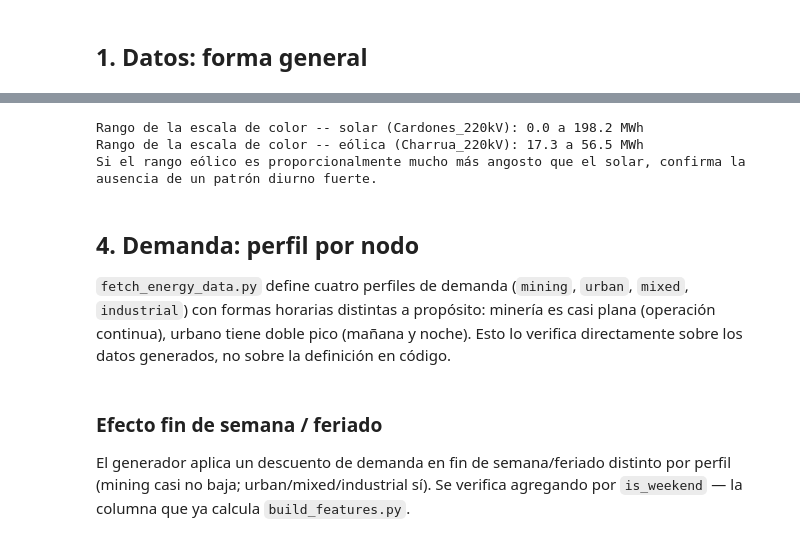
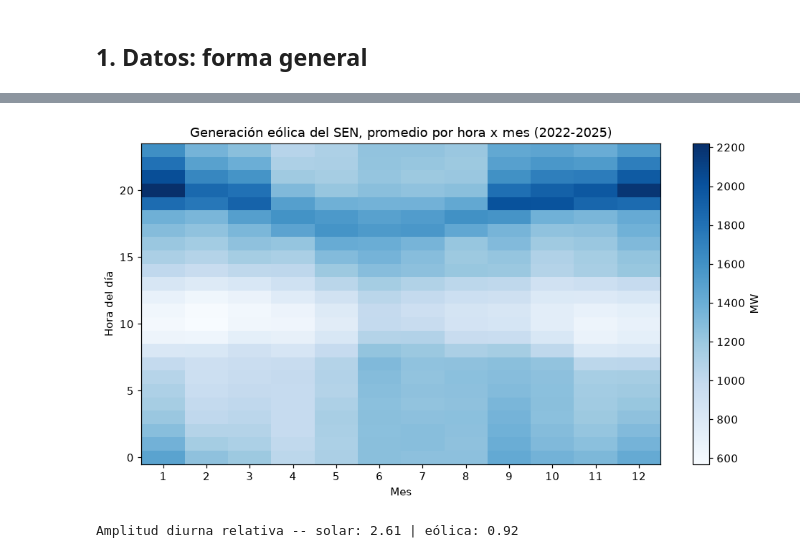
Before and after one commit to Rxyxs/chile-energy-grid-forecasting, a Jupyter notebook: notebooks/01_eda_seasonality_analysis.ipynb, the cells around one changed output, grey strips where cells are left out. Cells and saved outputs as stored; diff of their text form; code cells hidden in the pictures.

```diff
--- a/notebooks/01_eda_seasonality_analysis.ipynb
+++ b/notebooks/01_eda_seasonality_analysis.ipynb
@@ -82,32 +91,15 @@ A diferencia del solar, el viento no debería mostrar una campana diurna tan mar
 # %%
-node_wind = "Charrua_220kV"  # el nodo con mayor capacidad eolica instalada
-subset_w = df[df["node"] == node_wind].copy()
-subset_w["hour"] = subset_w["timestamp"].dt.hour
-subset_w["month"] = subset_w["timestamp"].dt.month
-
-pivot_w = subset_w.pivot_table(index="hour", columns="month", values="wind_generation_mwh", aggfunc="mean")
-
+pivot_w = sen.pivot_table(index="hour", columns="month", values="wind_generation_mwh", aggfunc="mean")
 fig, ax = plt.subplots(figsize=(9, 5))
 im = ax.imshow(pivot_w.values, aspect="auto", cmap="Blues", origin="lower")
-ax.set_xticks(range(len(pivot_w.columns)))
-ax.set_xticklabels(pivot_w.columns)
-ax.set_yticks(range(len(pivot_w.index)))
-ax.set_yticklabels(pivot_w.index)
-ax.set_xlabel("Mes")
-ax.set_ylabel("Hora del día")
-ax.set_title(f"Generación eólica promedio por hora x mes — {node_wind}")
-fig.colorbar(im, ax=ax, label="MWh")
-plt.tight_layout()
-plt.show()
+ax.set_xticks(range(12)); ax.set_xticklabels(range(1, 13))
+ax.set_xlabel("Mes"); ax.set_ylabel("Hora del día")
+ax.set_title("Generación eólica del SEN, promedio por hora x mes (2022-2025)")
+fig.colorbar(im, ax=ax, label="MW")
+plt.tight_layout(); plt.show()
 
-print(f"Rango de la escala de color -- solar ({node_solar}): {pivot.values.min():.1f} a {pivot.values.max():.1f} MWh")
-print(f"Rango de la escala de color -- eólica ({node_wind}): {pivot_w.values.min():.1f} a {pivot_w.values.max():.1f} MWh")
-print("Si el rango eólico es proporcionalmente mucho más angosto que el solar, confirma la ausencia de un patrón diurno fuerte.")
+amp = lambda p: (p.max(axis=0) - p.min(axis=0)).mean() / p.values.mean()
+print(f"Amplitud diurna relativa -- solar: {amp(pivot):.2f} | eólica: {amp(pivot_w):.2f}")
 # %% [output]
+[figure, added]
-Rango de la escala de color -- solar (Cardones_220kV): 0.0 a 198.2 MWh
-Rango de la escala de color -- eólica (Charrua_220kV): 17.3 a 56.5 MWh
-Si el rango eólico es proporcionalmente mucho más angosto que el solar, confirma la ausencia de un patrón diurno fuerte.
+Amplitud diurna relativa -- solar: 2.61 | eólica: 0.92
-# %% [markdown]
-## 4. Demanda: perfil por nodo
-
-`fetch_energy_data.py` define cuatro perfiles de demanda (`mining`, `urban`, `mixed`, `industrial`) con formas horarias distintas a propósito: minería es casi plana (operación continua), urbano tiene doble pico (mañana y noche). Esto lo verifica directamente sobre los datos generados, no sobre la definición en código.
@@ -129,4 +105,0 @@ plt.show()
-# %% [markdown]
-### Efecto fin de semana / feriado
-
-El generador aplica un descuento de demanda en fin de semana/feriado distinto por perfil (mining casi no baja; urban/mixed/industrial sí). Se verifica agregando por `is_weekend` — la columna que ya calcula `build_features.py`.
```
Also changed, not shown: parts of 26 cells of this notebook, 41 other files.
